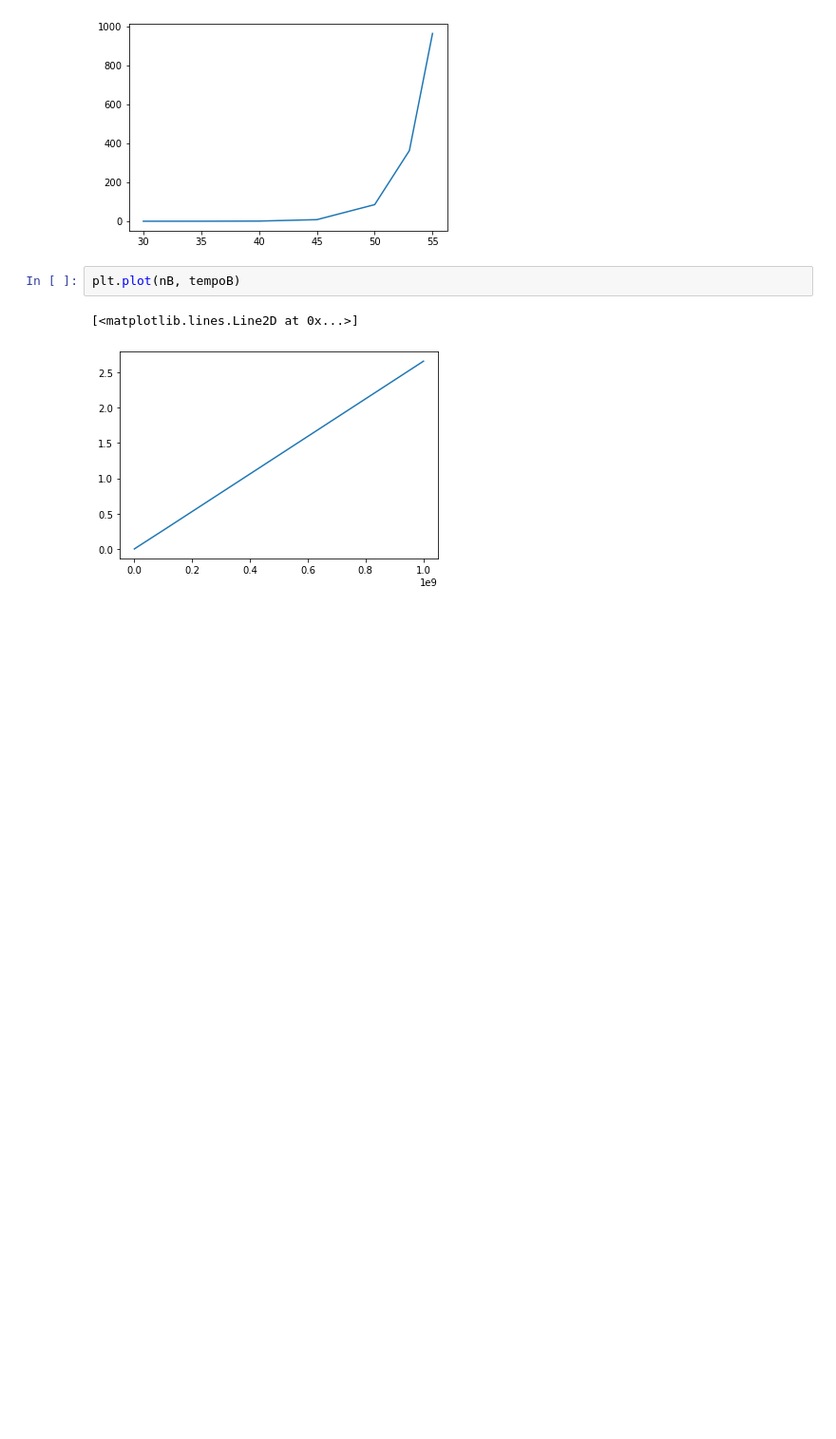
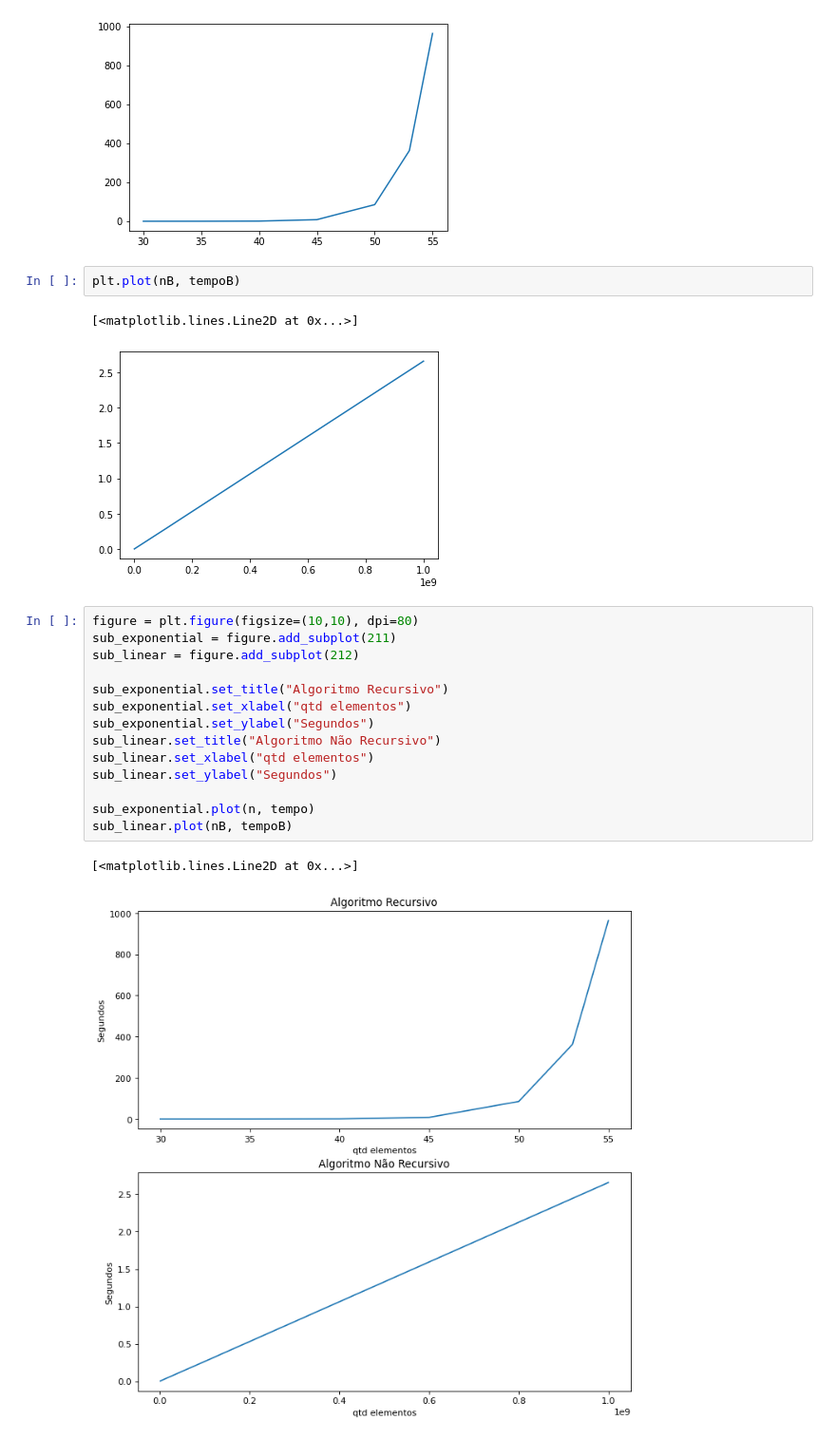
Before and after one commit to Brunokrk/CAL, a Jupyter notebook: Lista 1/Untitled.ipynb, the cells around one changed output. Shown at 95% size. Drawn from its saved outputs; the diff is of its cells as text; blank space fills up the shorter version.

```diff
--- a/Lista 1/Untitled.ipynb
+++ b/Lista 1/Untitled.ipynb
@@ -18,3 +18,20 @@ plt.plot(nB, tempoB)
 # %% [output]
 [<matplotlib.lines.Line2D at 0x...>]
 [figure]
+# %%
+figure = plt.figure(figsize=(10,10), dpi=80)
+sub_exponential = figure.add_subplot(211)
+sub_linear = figure.add_subplot(212)
+
+sub_exponential.set_title("Algoritmo Recursivo")
+sub_exponential.set_xlabel("qtd elementos")
+sub_exponential.set_ylabel("Segundos")
+sub_linear.set_title("Algoritmo Não Recursivo")
+sub_linear.set_xlabel("qtd elementos")
+sub_linear.set_ylabel("Segundos")
+
+sub_exponential.plot(n, tempo)
+sub_linear.plot(nB, tempoB)
+# %% [output]
+[<matplotlib.lines.Line2D at 0x...>]
+[figure, added]
```
